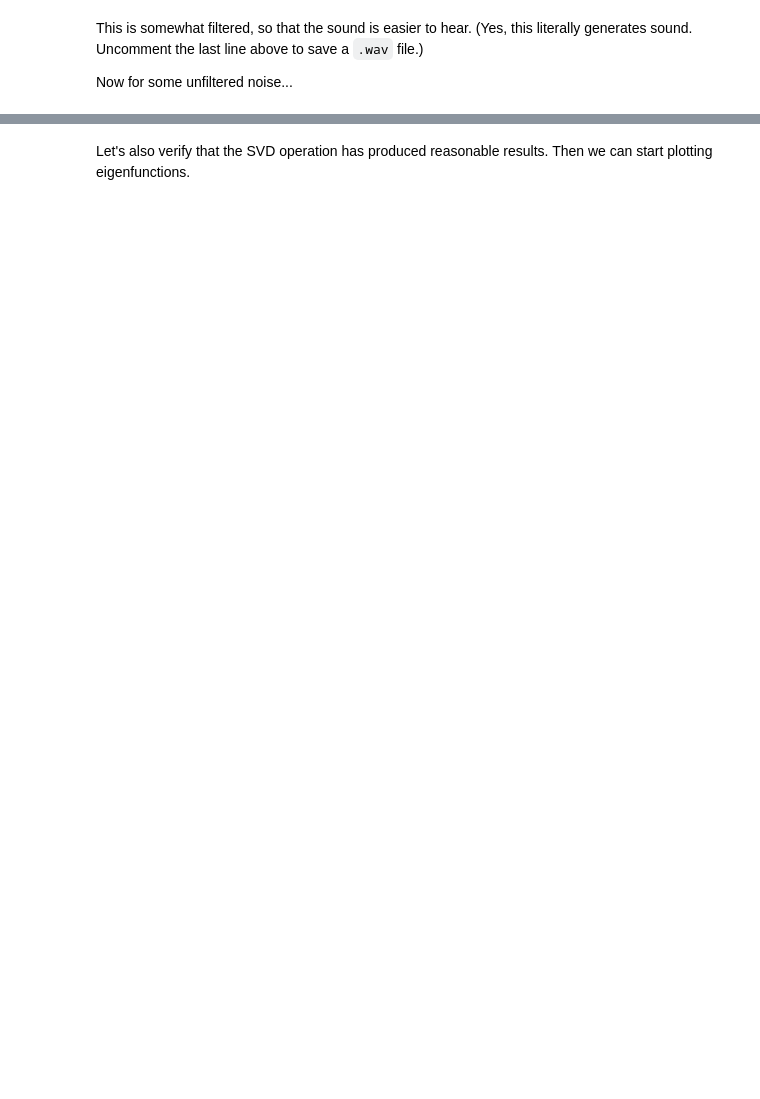
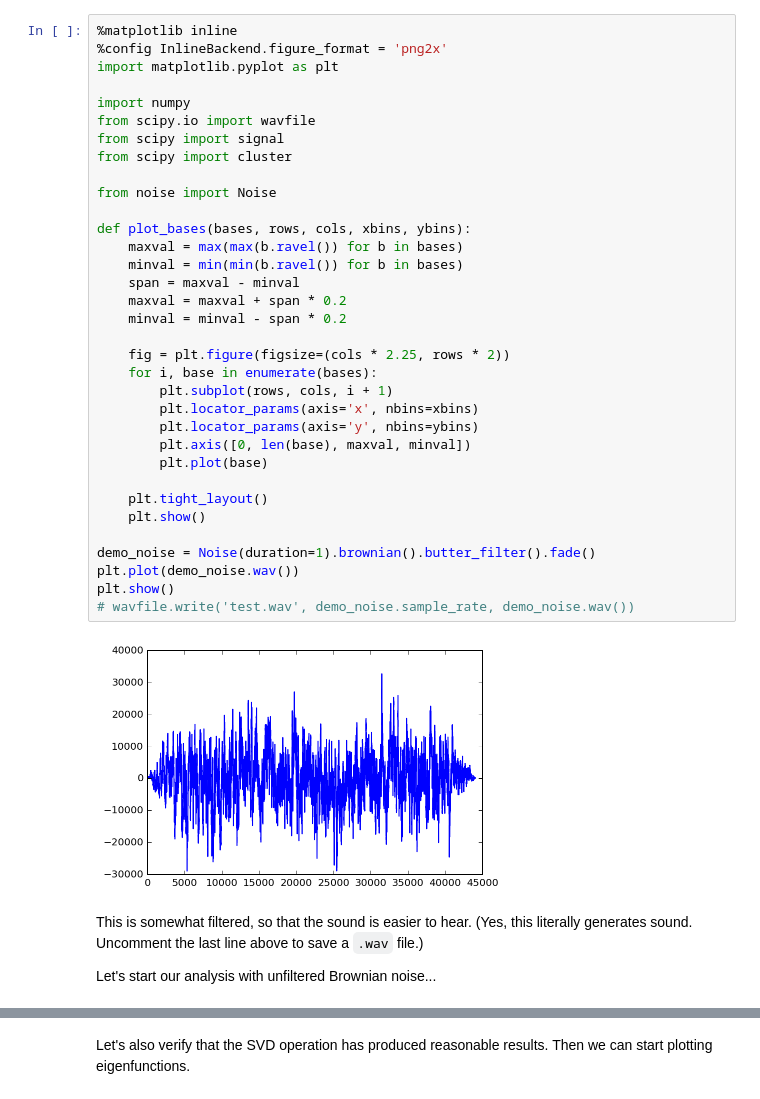
Before and after one commit to senderle/svd-noise, a Jupyter notebook: Noise.ipynb, the cells around one changed output, grey strips where cells are left out. Drawn from its saved outputs; the diff is of its cells as text; blank space fills up the shorter version.

Commit message:
pull Noise object into separate python file and incorporate new smoothing analysis

```diff
--- a/Noise.ipynb
+++ b/Noise.ipynb
@@ -213,5 +32,41 @@ plt.show()
+# %%
+%matplotlib inline
+%config InlineBackend.figure_format = 'png2x'
+import matplotlib.pyplot as plt
+
+import numpy
+from scipy.io import wavfile
+from scipy import signal
+from scipy import cluster
+
+from noise import Noise
+
+def plot_bases(bases, rows, cols, xbins, ybins):
+    maxval = max(max(b.ravel()) for b in bases)
+    minval = min(min(b.ravel()) for b in bases)
+    span = maxval - minval
+    maxval = maxval + span * 0.2
+    minval = minval - span * 0.2
+
+    fig = plt.figure(figsize=(cols * 2.25, rows * 2))
+    for i, base in enumerate(bases):
+        plt.subplot(rows, cols, i + 1)
+        plt.locator_params(axis='x', nbins=xbins)
+        plt.locator_params(axis='y', nbins=ybins)
+        plt.axis([0, len(base), maxval, minval])
+        plt.plot(base)
+
+    plt.tight_layout()
+    plt.show()
+
+demo_noise = Noise(duration=1).brownian().butter_filter().fade()
+plt.plot(demo_noise.wav())
+plt.show()
+# wavfile.write('test.wav', demo_noise.sample_rate, demo_noise.wav())
+# %% [output]
+[figure, added]
 # %% [markdown]
 This is somewhat filtered, so that the sound is easier to hear. (Yes, this literally generates sound. Uncomment the last line above to save a `.wav` file.)
 
-Now for some unfiltered noise...
+Let's start our analysis with unfiltered Brownian noise...
 # %%
```
Also changed, not shown: parts of 83 cells of this notebook, 1 other file.
